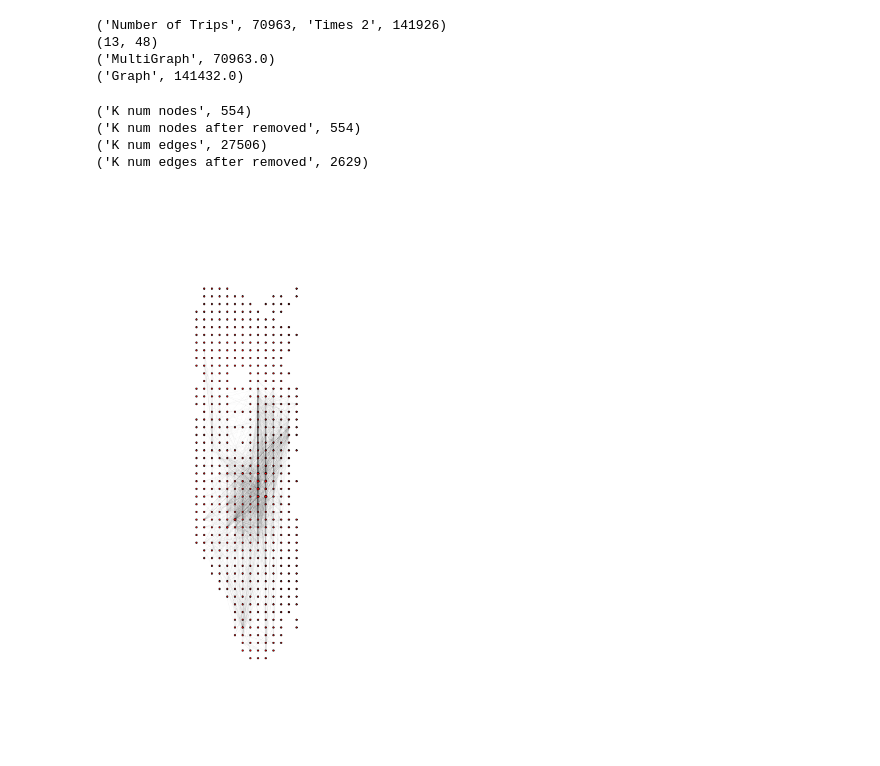
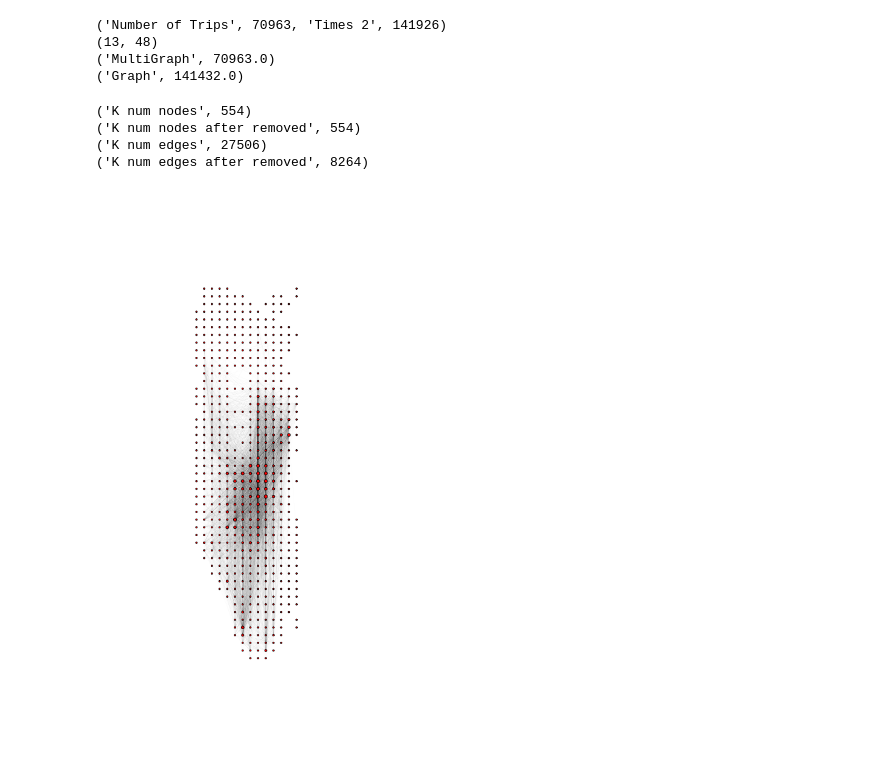
Before and after one commit to jgilles23/CEE245_FinalProject, a Jupyter notebook: XYToAdjacencyMatrix.ipynb, the cells around one changed output. Saved outputs shown, nothing was run; the diff lists cells and outputs as text; code cells hidden in the pictures.

```diff
--- a/XYToAdjacencyMatrix.ipynb
+++ b/XYToAdjacencyMatrix.ipynb
@@ -91,22 +91,22 @@ def plotGraph(G):
 # %%
 #Threshold the graph's nodes
 K=G
 print('K num nodes',len(K.nodes()))
 K.remove_nodes_from([node for node in K.nodes() \
                      if K.degree(node)<=0])
 print('K num nodes after removed',len(K.nodes()))
 
 #Threshold the graph's edges
 K = copy.deepcopy(G)
 print('K num edges',len(K.edges()))
 K.remove_edges_from([edge for edge in K.edges(data=True) \
-                     if edge[2]['weight']<=5])
+                     if edge[2]['weight']<=2])
 print('K num edges after removed',len(K.edges()))
 
 plotGraph(K)
 # %% [output]
 ('K num nodes', 554)
 ('K num nodes after removed', 554)
 ('K num edges', 27506)
-('K num edges after removed', 2629)
+('K num edges after removed', 8264)
-[figure, old version]
+[figure, new version]
```
Also changed, not shown: parts of 1 cell of this notebook, 4 other files.
